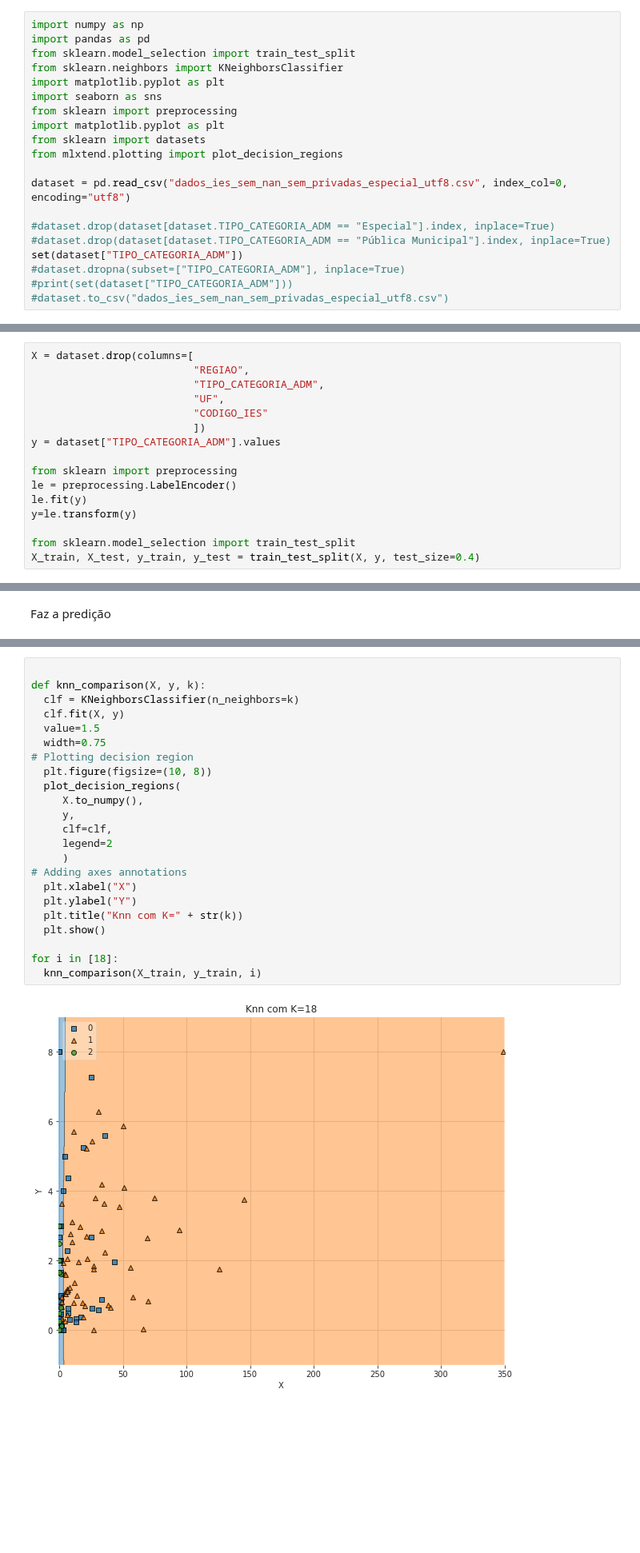
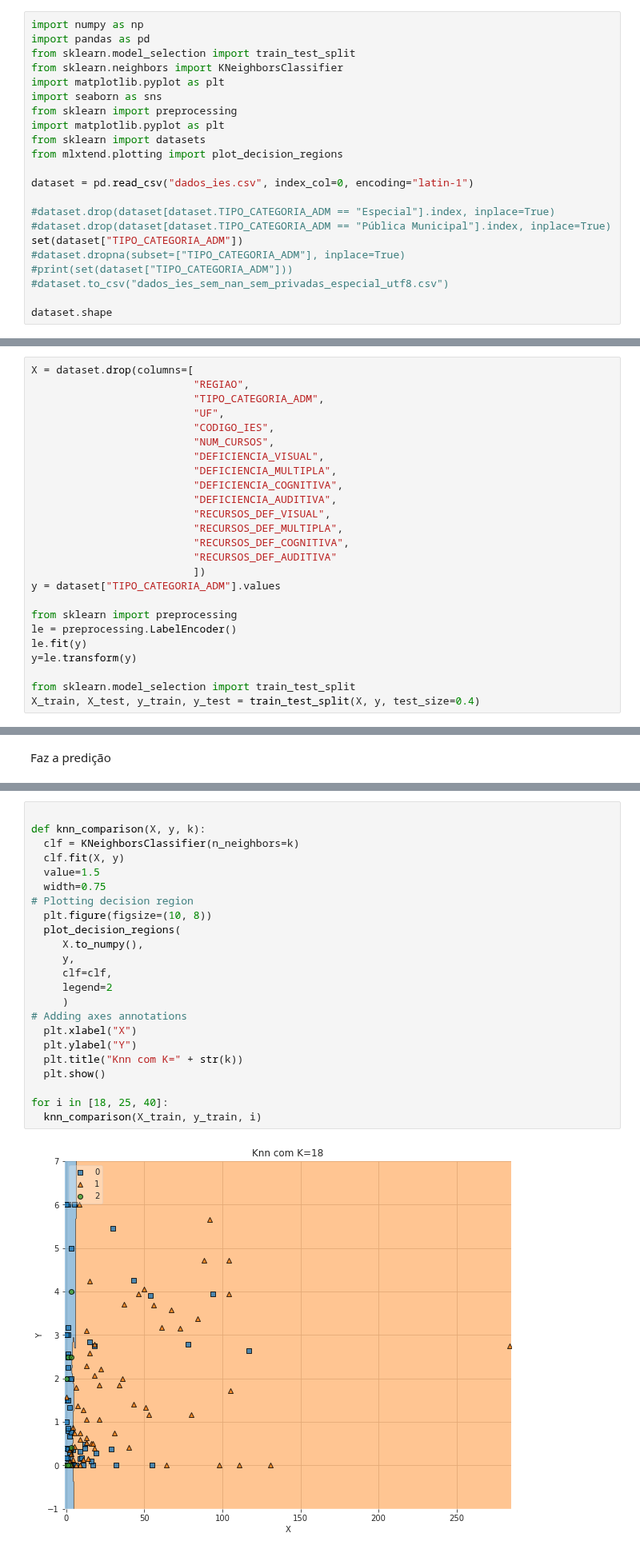
Before and after one commit to roxacarv/edulearn, a Jupyter notebook: classificação/classification.ipynb, the cells around one changed output, grey strips where cells are left out. Shown at 80% size. Drawn from its saved outputs; the diff is of its cells as text; blank space fills up the shorter version.

```diff
--- a/classificação/classification.ipynb
+++ b/classificação/classification.ipynb
@@ -16,7 +16,7 @@ import matplotlib.pyplot as plt
 from sklearn import datasets
 from mlxtend.plotting import plot_decision_regions
 
-dataset = pd.read_csv("dados_ies_sem_nan_sem_privadas_especial_utf8.csv", index_col=0, encoding="utf8")
+dataset = pd.read_csv("dados_ies.csv", index_col=0, encoding="latin-1")
 
 #dataset.drop(dataset[dataset.TIPO_CATEGORIA_ADM == "Especial"].index, inplace=True)
 #dataset.drop(dataset[dataset.TIPO_CATEGORIA_ADM == "Pública Municipal"].index, inplace=True)
@@ -24,4 +24,6 @@ set(dataset["TIPO_CATEGORIA_ADM"])
 #dataset.dropna(subset=["TIPO_CATEGORIA_ADM"], inplace=True)
 #print(set(dataset["TIPO_CATEGORIA_ADM"]))
 #dataset.to_csv("dados_ies_sem_nan_sem_privadas_especial_utf8.csv")
+
+dataset.shape
 # %% [output]
@@ -88,7 +94,16 @@ X = dataset.drop(columns=[
                           "REGIAO",
                           "TIPO_CATEGORIA_ADM",
                           "UF",
-                          "CODIGO_IES"
+                          "CODIGO_IES",
+                          "NUM_CURSOS",
+                          "DEFICIENCIA_VISUAL",
+                          "DEFICIENCIA_MULTIPLA",
+                          "DEFICIENCIA_COGNITIVA",
+                          "DEFICIENCIA_AUDITIVA",
+                          "RECURSOS_DEF_VISUAL",
+                          "RECURSOS_DEF_MULTIPLA",
+                          "RECURSOS_DEF_COGNITIVA",
+                          "RECURSOS_DEF_AUDITIVA"
                           ])
 y = dataset["TIPO_CATEGORIA_ADM"].values
 
@@ -186,25 +202,25 @@ plt.show()
 # %%
 
 def knn_comparison(X, y, k):
   clf = KNeighborsClassifier(n_neighbors=k)
   clf.fit(X, y)
   value=1.5
   width=0.75
 # Plotting decision region
   plt.figure(figsize=(10, 8))
   plot_decision_regions(
      X.to_numpy(),
      y,
      clf=clf,
      legend=2
      )
 # Adding axes annotations
   plt.xlabel("X")
   plt.ylabel("Y")
   plt.title("Knn com K=" + str(k))
   plt.show()
 
-for i in [18]:
+for i in [18, 25, 40]:
   knn_comparison(X_train, y_train, i)
 # %% [output]
-[figure, old version]
+[figure, new version]
```
Also changed, not shown: parts of 9 cells of this notebook.
